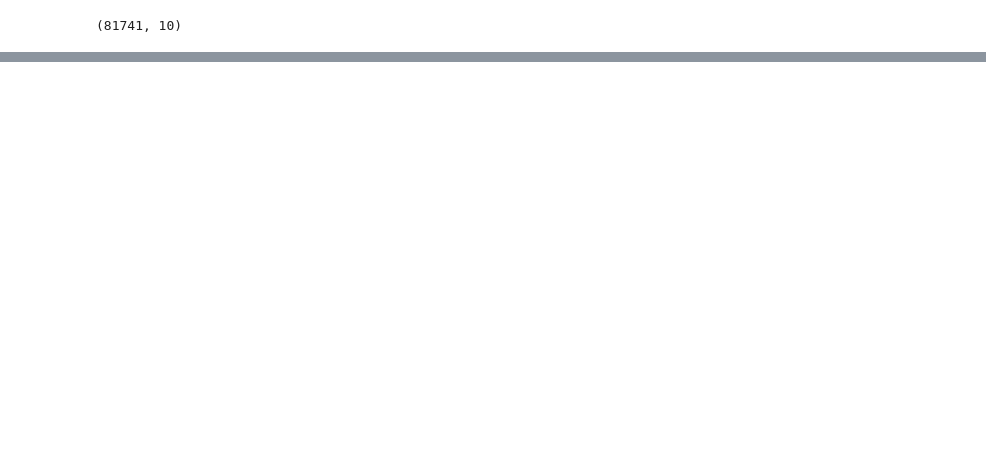
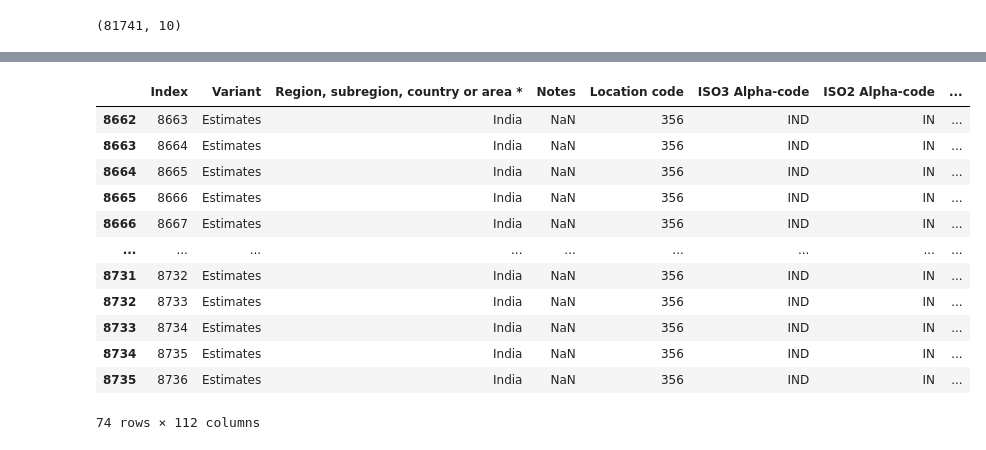
Before and after one commit to rimelq/Applied-Data-Analysis-Project, a Jupyter notebook: src/preprocessing_global.ipynb, the cells around one changed output, grey strips where cells are left out. Saved outputs shown, nothing was run; the diff lists cells and outputs as text; code cells hidden in the pictures; blank space fills up the shorter version.

```diff
--- a/src/preprocessing_global.ipynb
+++ b/src/preprocessing_global.ipynb
@@ -577,0 +1126,32 @@ print(movies_info.shape)
+# %%
+columns_to_convert_male = pop_male_realworld.columns[11:] # only the number columns
+columns_to_convert_female = pop_female_realworld.columns[11:] # only the number columns
+columns_to_convert_both = pop_bothsexes_realworld.columns[11:] # only the number columns
+
+for col in columns_to_convert_male:
+    pop_male_realworld[col] = (
+        pop_male_realworld[col]
+        .replace('...', np.nan)
+        .astype(float)
+        .round()  # Arrondir les nombres
+        .fillna(0)  # Remplacer les NaN par 0
+        .astype(int)  # Convertir en int
+    )
+for col in columns_to_convert_female:
+    pop_female_realworld[col] = (
+        pop_female_realworld[col]
+        .replace('...', np.nan)
+        .astype(float)
+        .round()  # Arrondir les nombres
+        .fillna(0)  # Remplacer les NaN par 0
+        .astype(int)  # Convertir en int
+    )
+for col in columns_to_convert_both:
+    pop_bothsexes_realworld[col] = (
+        pop_bothsexes_realworld[col]
+        .replace('...', np.nan)
+        .astype(float)
+        .round()  # Arrondir les nombres
+        .fillna(0)  # Remplacer les NaN par 0
+        .astype(int)  # Convertir en int
+    )
@@ -577,0 +3054,18 @@ print(movies_info.shape)
+# %%
+pop_male_realworld_India = pop_male_realworld[pop_male_realworld['Region, subregion, country or area *'].isin(['India'])]
+
+pop_male_realworld_India
+# %% [output]
+|  | Index | Variant | Region, subregion, country or area * | Notes | Location code | ISO3 Alpha-code | ISO2 Alpha-code | ... |
+| 8662 | 8663 | Estimates | India | NaN | 356 | IND | IN | ... |
+| 8663 | 8664 | Estimates | India | NaN | 356 | IND | IN | ... |
+| 8664 | 8665 | Estimates | India | NaN | 356 | IND | IN | ... |
+| 8665 | 8666 | Estimates | India | NaN | 356 | IND | IN | ... |
+| 8666 | 8667 | Estimates | India | NaN | 356 | IND | IN | ... |
+| ... | ... | ... | ... | ... | ... | ... | ... | ... |
+| 8731 | 8732 | Estimates | India | NaN | 356 | IND | IN | ... |
+| 8732 | 8733 | Estimates | India | NaN | 356 | IND | IN | ... |
+| 8733 | 8734 | Estimates | India | NaN | 356 | IND | IN | ... |
+| 8734 | 8735 | Estimates | India | NaN | 356 | IND | IN | ... |
+| 8735 | 8736 | Estimates | India | NaN | 356 | IND | IN | ... |
+74 rows × 112 columns
```
Also changed, not shown: parts of 131 cells of this notebook, 18 other files.
